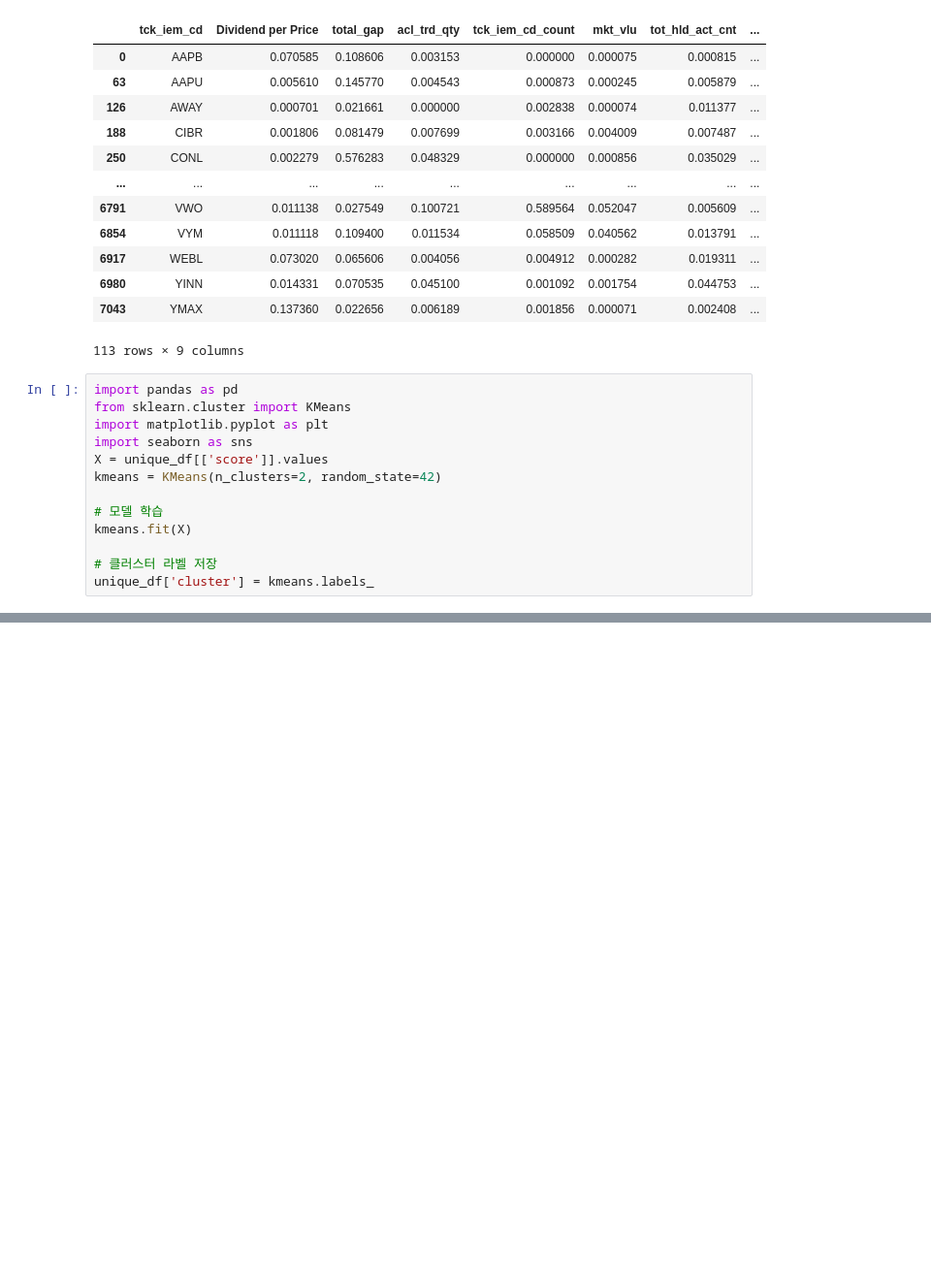
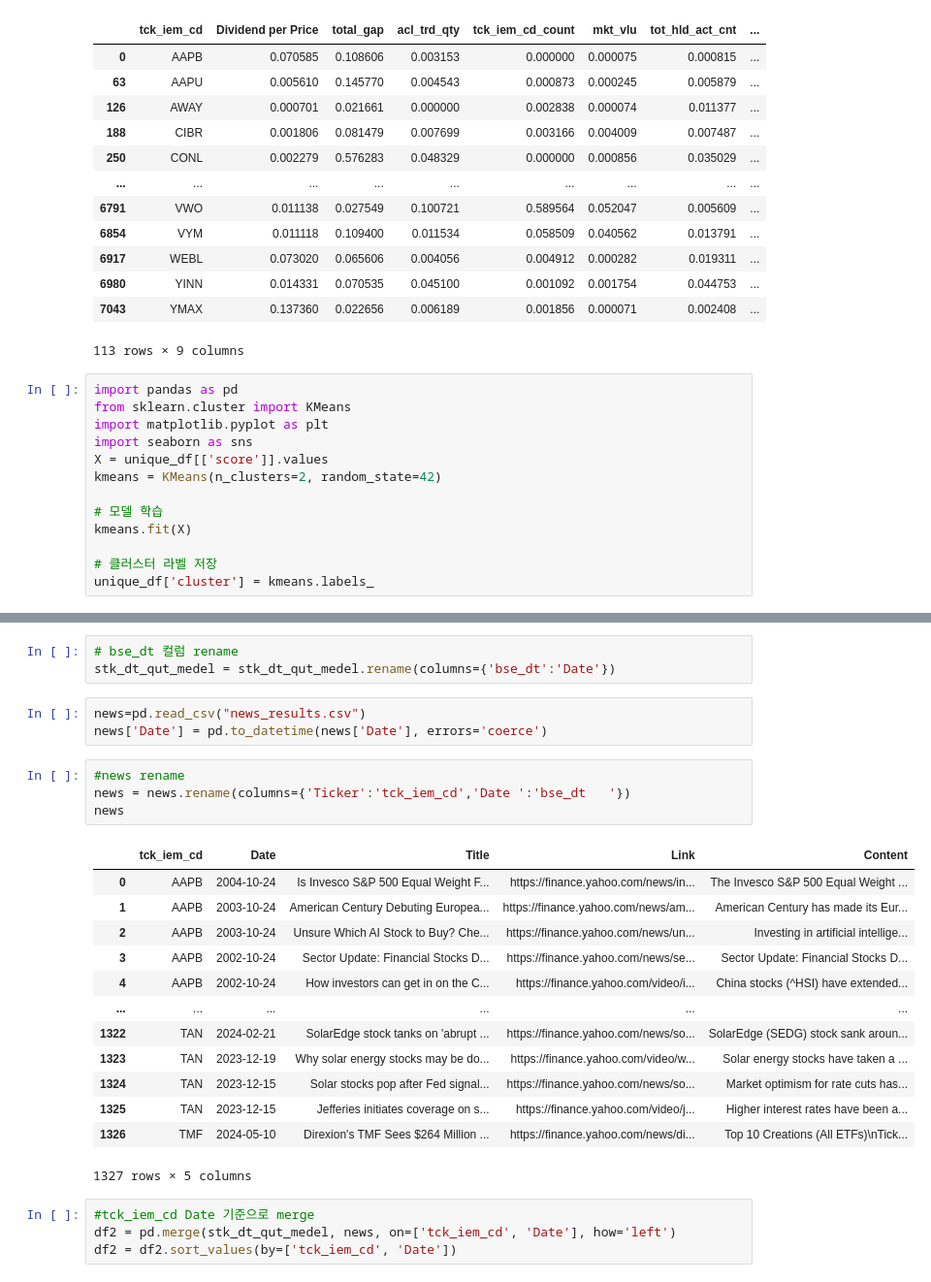
Before and after one commit to froggy-hyun/24NH_bigdata, a Jupyter notebook: code_main.ipynb, the cells around one changed output, grey strips where cells are left out. Shown at 97% size. Cells and saved outputs as stored; diff of their text form; blank space fills up the shorter version.

```diff
--- a/code_main.ipynb
+++ b/code_main.ipynb
@@ -795,0 +838,28 @@ Passing `palette` without assigning `hue` is deprecated and will be removed in v
+# %%
+# bse_dt 컬럼 rename
+stk_dt_qut_medel = stk_dt_qut_medel.rename(columns={'bse_dt':'Date'})
+# %%
+news=pd.read_csv("news_results.csv")
+news['Date'] = pd.to_datetime(news['Date'], errors='coerce')
+# %%
+#news rename
+news = news.rename(columns={'Ticker':'tck_iem_cd','Date	':'bse_dt	'})
+news
+# %% [output]
+|  | tck_iem_cd | Date | Title | Link | Content |
+| 0 | AAPB | 2004-10-24 | Is Invesco S&P 500 Equal Weight F... | https://finance.yahoo.com/news/in... | The Invesco S&P 500 Equal Weight ... |
+| 1 | AAPB | 2003-10-24 | American Century Debuting Europea... | https://finance.yahoo.com/news/am... | American Century has made its Eur... |
+| 2 | AAPB | 2003-10-24 | Unsure Which AI Stock to Buy? Che... | https://finance.yahoo.com/news/un... | Investing in artificial intellige... |
+| 3 | AAPB | 2002-10-24 | Sector Update: Financial Stocks D... | https://finance.yahoo.com/news/se... | Sector Update: Financial Stocks D... |
+| 4 | AAPB | 2002-10-24 | How investors can get in on the C... | https://finance.yahoo.com/video/i... | China stocks (^HSI) have extended... |
+| ... | ... | ... | ... | ... | ... |
+| 1322 | TAN | 2024-02-21 | SolarEdge stock tanks on 'abrupt ... | https://finance.yahoo.com/news/so... | SolarEdge (SEDG) stock sank aroun... |
+| 1323 | TAN | 2023-12-19 | Why solar energy stocks may be do... | https://finance.yahoo.com/video/w... | Solar energy stocks have taken a ... |
+| 1324 | TAN | 2023-12-15 | Solar stocks pop after Fed signal... | https://finance.yahoo.com/news/so... | Market optimism for rate cuts has... |
+| 1325 | TAN | 2023-12-15 | Jefferies initiates coverage on s... | https://finance.yahoo.com/video/j... | Higher interest rates have been a... |
+| 1326 | TMF | 2024-05-10 | Direxion's TMF Sees $264 Million ... | https://finance.yahoo.com/news/di... | Top 10 Creations (All ETFs)\nTick... |
+1327 rows × 5 columns
+# %%
+#tck_iem_cd	Date 기준으로 merge
+df2 = pd.merge(stk_dt_qut_medel, news, on=['tck_iem_cd', 'Date'], how='left')
+df2 = df2.sort_values(by=['tck_iem_cd', 'Date'])
```
Also changed, not shown: parts of 20 cells of this notebook.
